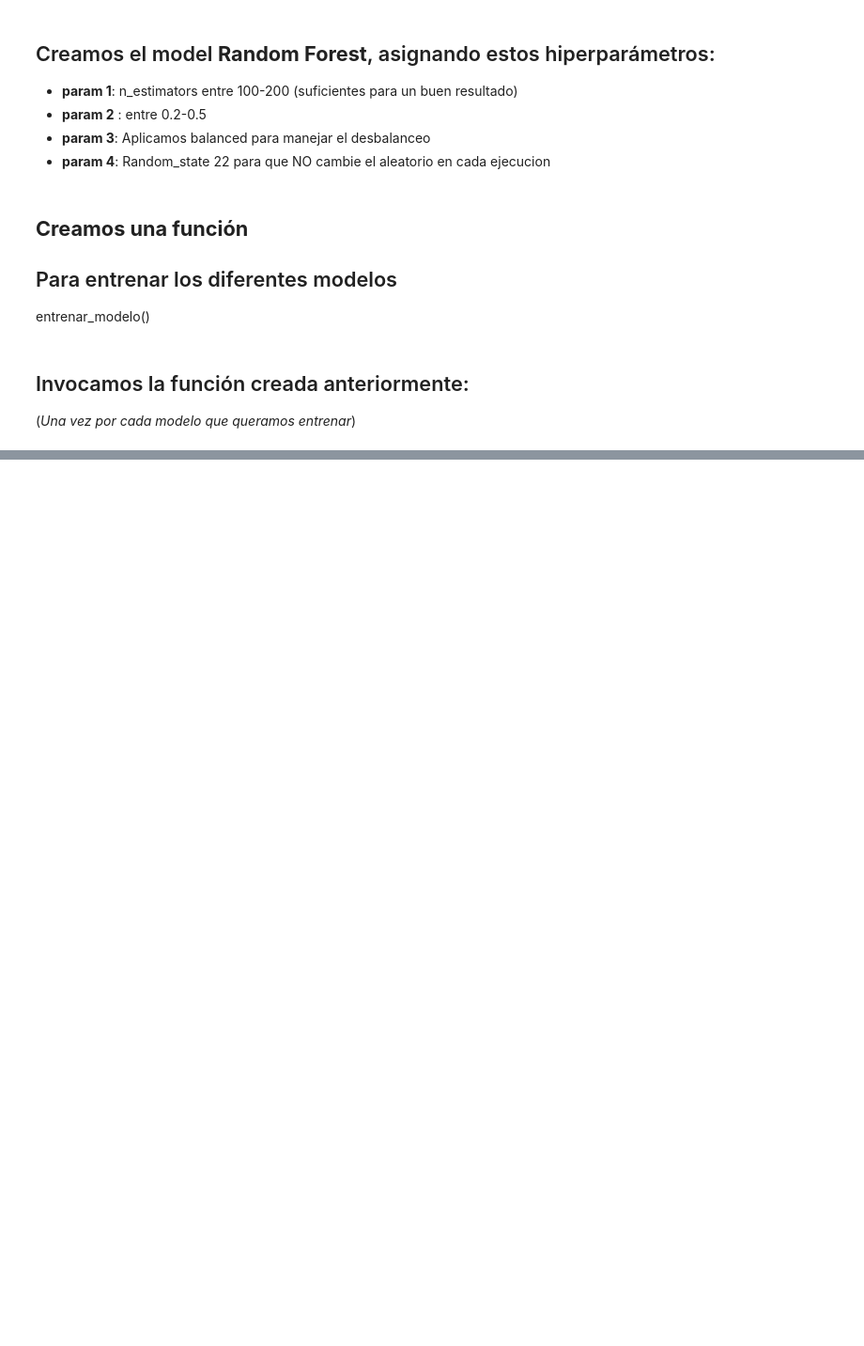
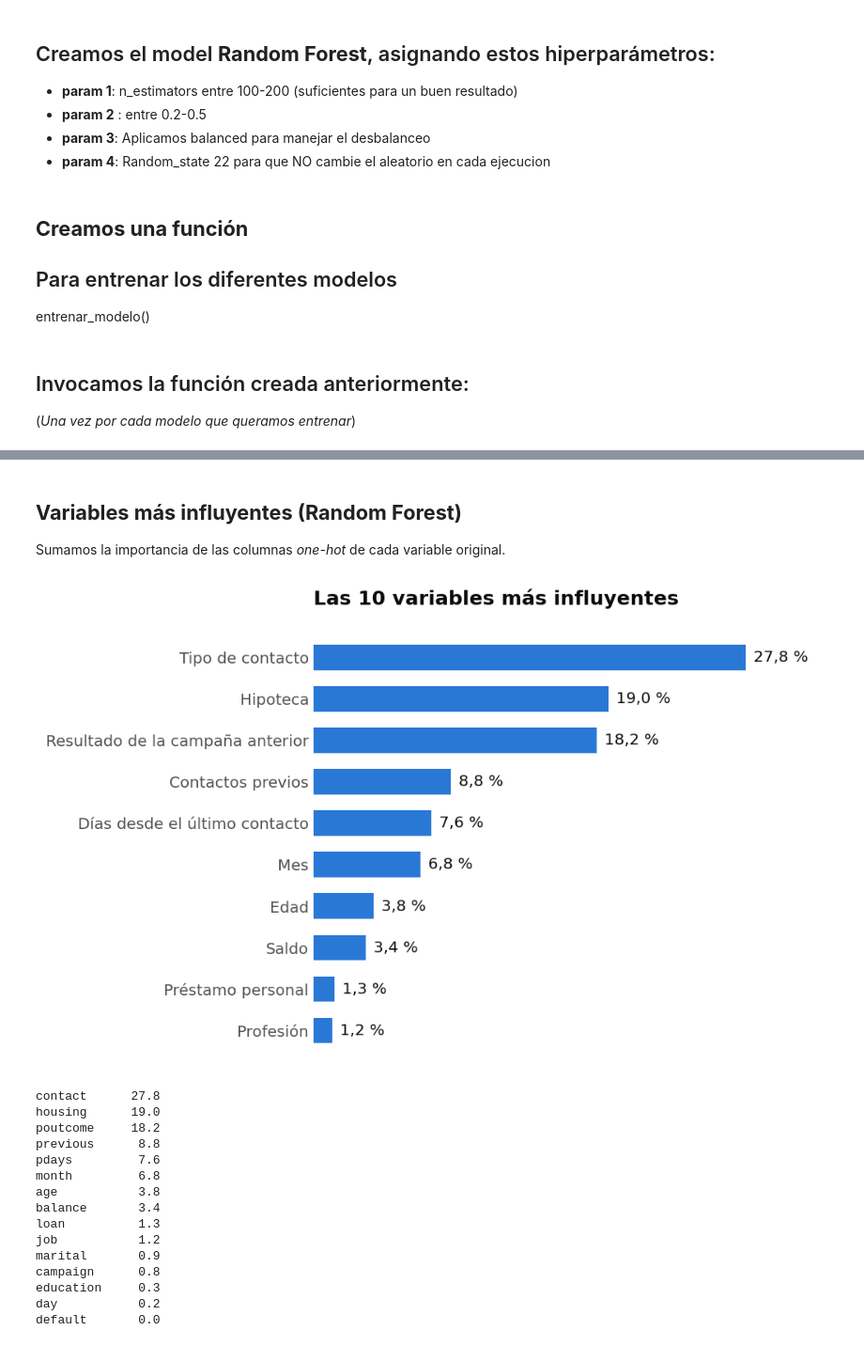
Before and after one commit to juan1639/Bank_marketing_notebook, a Jupyter notebook: bank_marketing_pipe.ipynb, the cells around one changed output, grey strips where cells are left out. Shown at 94% size. Cells and saved outputs as stored; diff of their text form; code cells hidden in the pictures; blank space fills up the shorter version.

```diff
--- a/bank_marketing_pipe.ipynb
+++ b/bank_marketing_pipe.ipynb
@@ -282,0 +348,45 @@ En este modelo la matriz de confusión muestra que logró captar a 856 dejando "
+# %% [markdown]
+## **Variables más influyentes (Random Forest)**
+Sumamos la importancia de las columnas *one-hot* de cada variable original.
+# %%
+NOMBRES = {"age": "Edad", "job": "Profesión", "marital": "Estado civil", "education": "Educación",
+           "default": "Impago de crédito", "balance": "Saldo", "housing": "Hipoteca", "loan": "Préstamo personal",
+           "contact": "Tipo de contacto", "day": "Día del mes", "month": "Mes", "campaign": "Contactos en esta campaña",
+           "pdays": "Días desde el último contacto", "previous": "Contactos previos",
+           "poutcome": "Resultado de la campaña anterior"}
+columnas = rf_model.named_steps["prep"].get_feature_names_out()
+importancias = rf_model.named_steps["classifier"].feature_importances_
+
+def variable_original(col):
+    tipo, resto = col.split("__", 1)
+    return resto if tipo == "num" else next(v for v in categorical_features if resto.startswith(v + "_"))
+
+imp = pd.Series(importancias, index=[variable_original(c) for c in columnas]).groupby(level=0).sum()
+top = imp.sort_values(ascending=False).head(10).sort_values()
+
+fig, ax = plt.subplots(figsize=(8, 5))
+ax.barh([NOMBRES[v] for v in top.index], top * 100, color=AZUL, height=.62)
+for i, v in enumerate(top * 100):
+    ax.text(v + .5, i, f"{v:.1f} %".replace(".", ","), va="center", color=TINTA)
+ax.set_xlim(0, top.max() * 118); ax.xaxis.set_visible(False)
+ax.spines["bottom"].set_visible(False); ax.spines["left"].set_visible(False); ax.tick_params(length=0)
+ax.set_title("Las 10 variables más influyentes", pad=14)
+plt.tight_layout(); plt.show()
+print((imp.sort_values(ascending=False) * 100).round(1).to_string())
+# %% [output]
+[figure, added]
+contact      27.8
+housing      19.0
+poutcome     18.2
+previous      8.8
+pdays         7.6
+month         6.8
+age           3.8
+balance       3.4
+loan          1.3
+job           1.2
+marital       0.9
+campaign      0.8
+education     0.3
+day           0.2
+default       0.0
```
Also changed, not shown: parts of 17 cells of this notebook.
